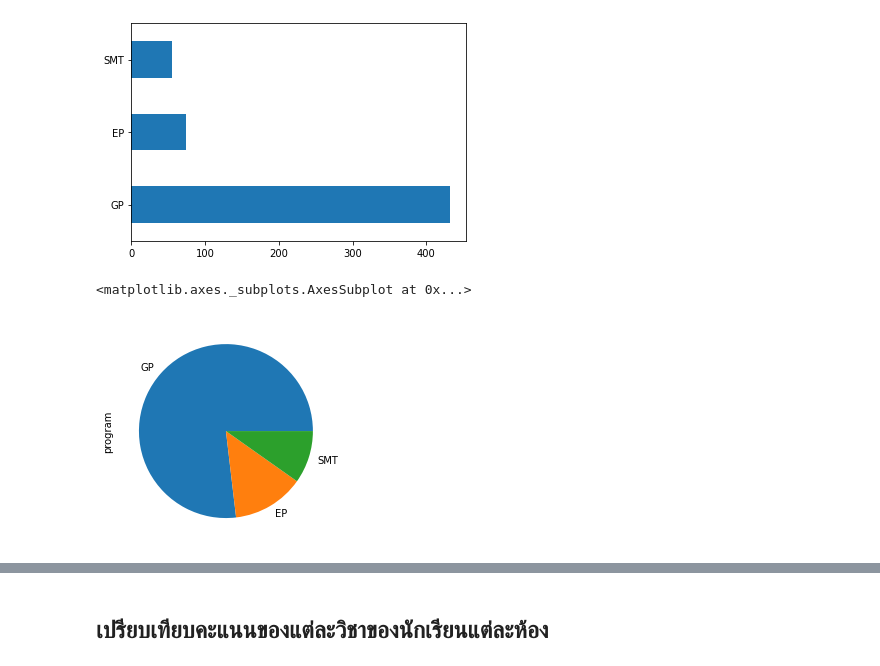
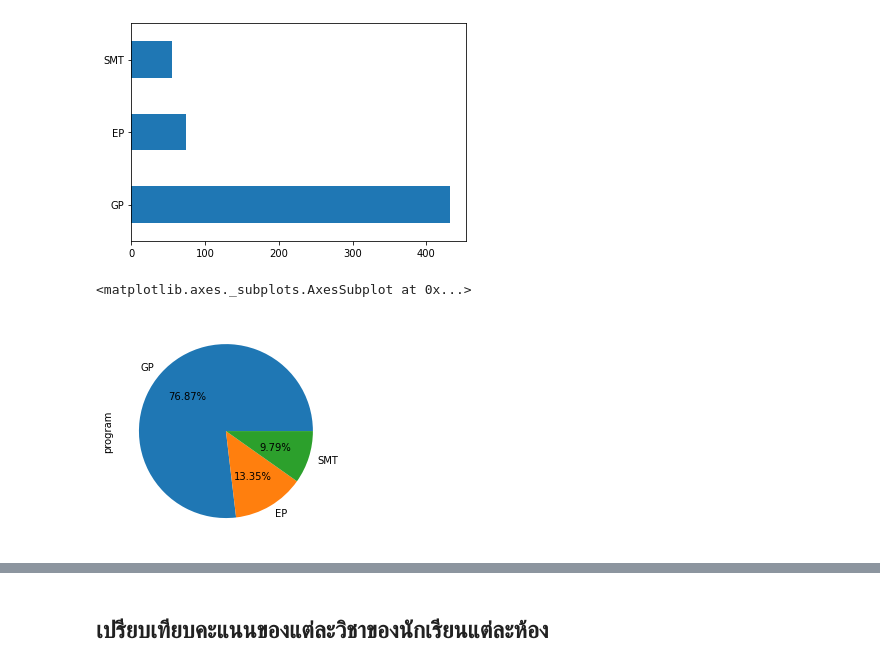
Before and after one commit to siriMallika/DS_IPST, a Jupyter notebook: A35_Python_DataVisualization.ipynb, the cells around one changed output, grey strips where cells are left out. Saved outputs shown, nothing was run; the diff lists cells and outputs as text; code cells hidden in the pictures.

```diff
--- a/A35_Python_DataVisualization.ipynb
+++ b/A35_Python_DataVisualization.ipynb
@@ -78,7 +78,7 @@ df.program.value_counts().plot(kind='barh')
 [figure]
 # %%
 #kind = bar,barh,pie
-df.program.value_counts().plot(kind='pie')
+df.program.value_counts().plot(kind='pie',autopct='%.2f%%')
 # %% [output]
 <matplotlib.axes._subplots.AxesSubplot at 0x...>
-[figure, old version]
+[figure, new version]
```
Also changed, not shown: parts of 1 cell of this notebook.
